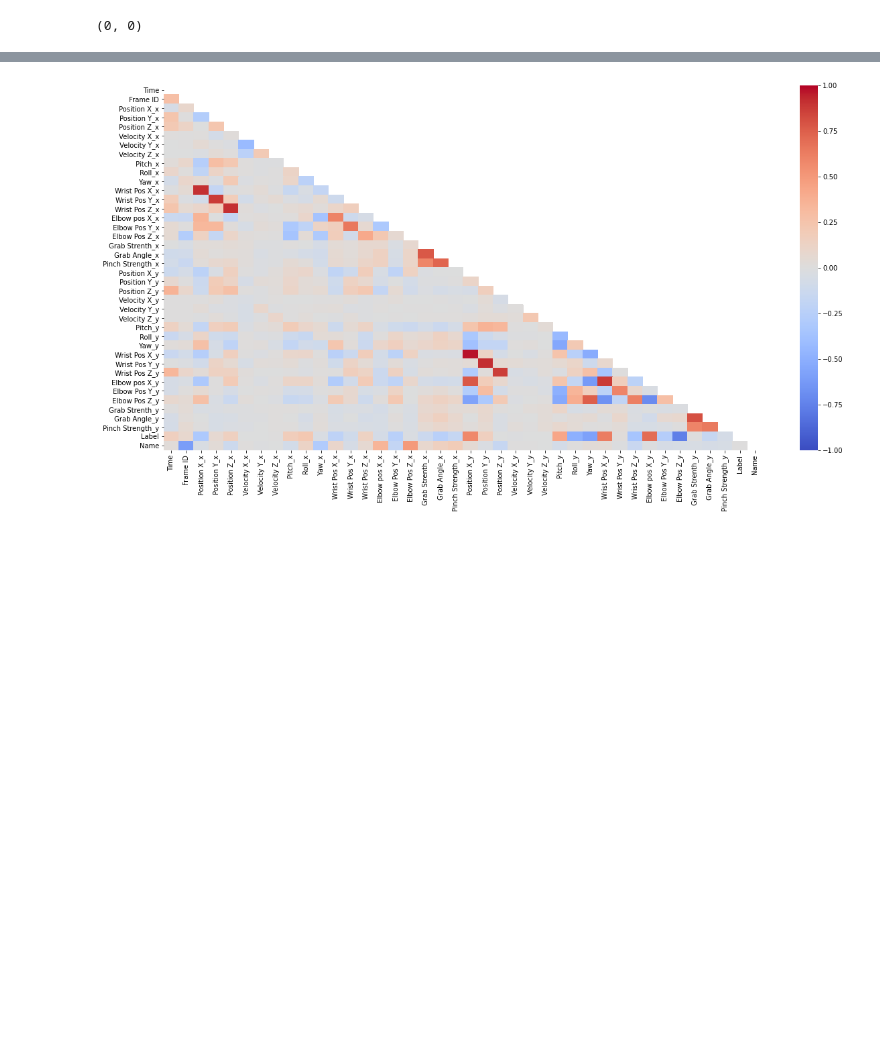
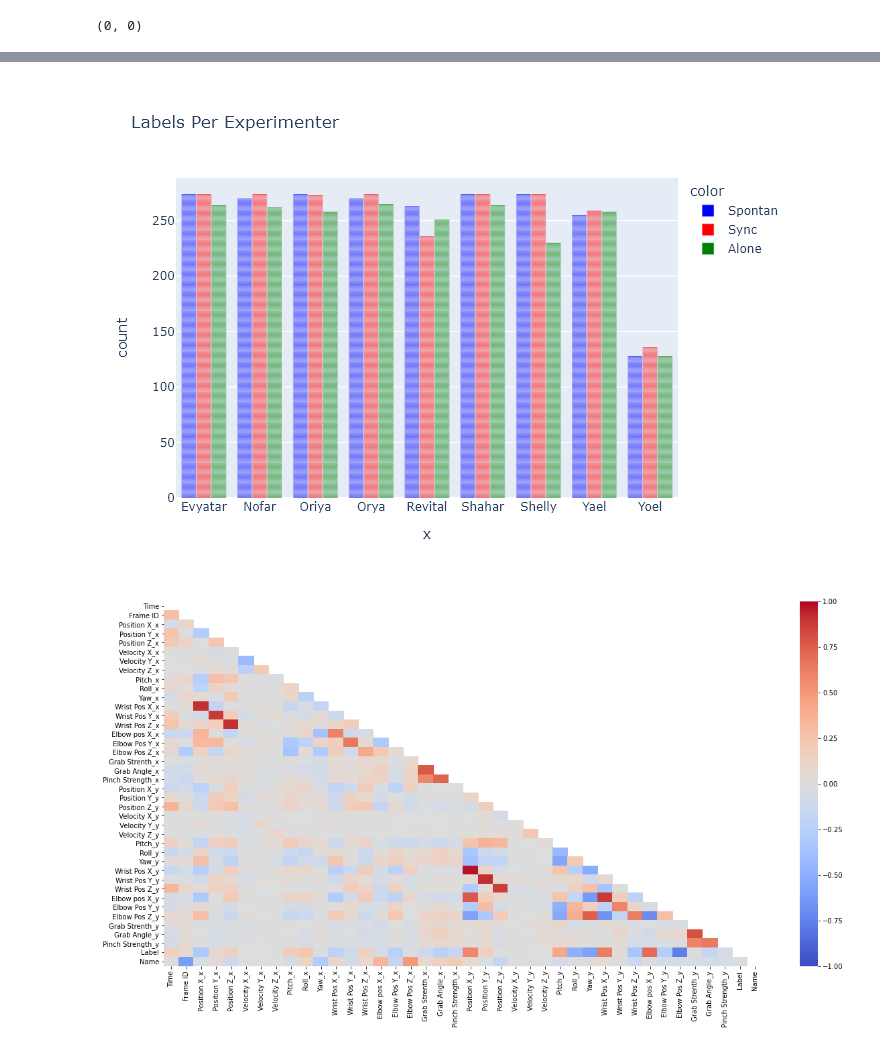
Before and after one commit to haimgoldfisher/Data_Visualization_Final_Project, a Jupyter notebook: NoteBook4 - Pandas and ML for interpersonal physical alignment.ipynb, the cells around one changed output, grey strips where cells are left out. Cells and saved outputs as stored; diff of their text form; code cells hidden in the pictures; blank space fills up the shorter version.

```diff
--- a/NoteBook4 - Pandas and ML for interpersonal physical alignment.ipynb
+++ b/NoteBook4 - Pandas and ML for interpersonal physical alignment.ipynb
@@ -276,3 +307,12 @@ df_train.isna().sum().sum(), df_test.isna().sum().sum() # no NaN values in df_tr
+# %%
+# A graph tp present how much labels each experimenter has
+
+fig = px.bar(df_train, x = num_to_person(df_train["Name"]),
+             color = num_to_name(target), barmode='group',
+             color_discrete_sequence=['blue','red','green'], title="Labels Per Experimenter")
+fig.show("png")
+# %% [output]
+[figure, added]
 # %%
 # correalation between each feature by heatmap
 
```
Also changed, not shown: parts of 3 cells of this notebook.
